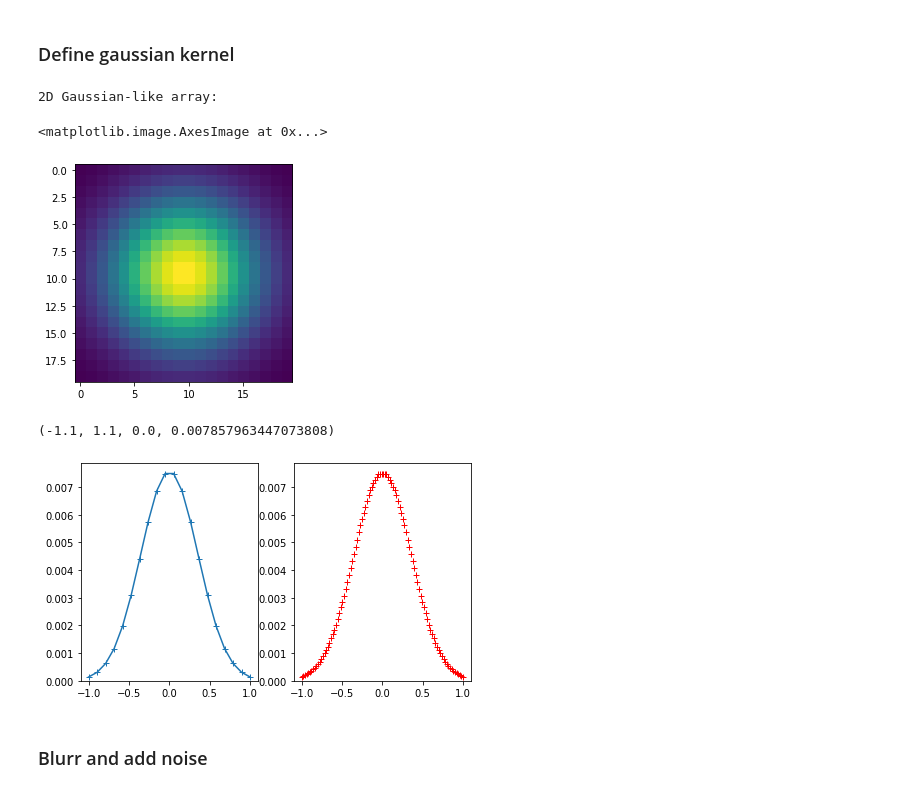
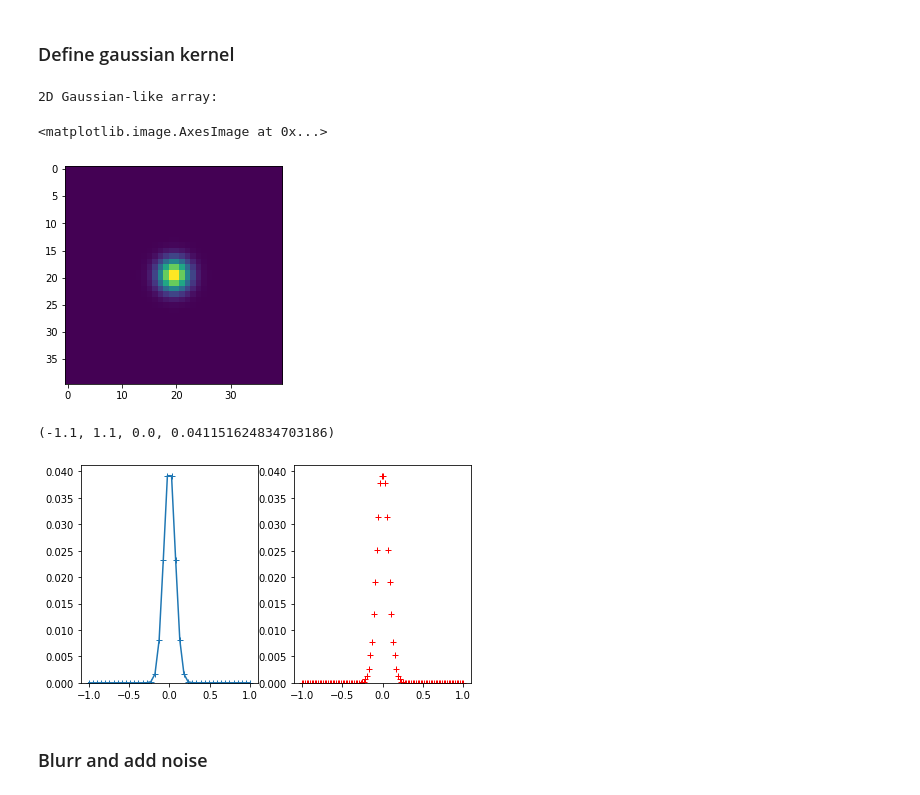
Before and after one commit to ceciledellavalle/BlindDeconvolution, a Jupyter notebook: demo.ipynb, the cells around one changed output. Saved outputs shown, nothing was run; the diff lists cells and outputs as text; code cells hidden in the pictures.

```diff
--- a/demo.ipynb
+++ b/demo.ipynb
@@ -29,18 +29,18 @@ Taille de l'image :
 # %% [markdown]
 ### Define gaussian kernel
 # %%
-M         = 10
+M         = 20
 Nx, Ny    = np.meshgrid(np.linspace(-1,1,2*M), np.linspace(-1,1,2*M))
 d         = np.sqrt(Nx*Nx+Ny*Ny)
-sigma, mu = 0.5, 0.0
+sigma, mu = 0.1, 0.0
 K         = np.exp(-( (d-mu)**2 / ( 2.0 * sigma**2 ) ) )
 K         = K/K.sum()
 print("2D Gaussian-like array:")
 plt.imshow(K)
 # %% [output]
 2D Gaussian-like array:
 <matplotlib.image.AxesImage at 0x...>
-[figure, old version]
+[figure, new version]
 # %%
 # Interpolate the Kernel diagonal
 f        = interpolate.interp1d(np.diag(Nx), np.diag(K))
@@ -53,8 +53,8 @@ ax1.axis(ymin=0)
 ax2.plot(Nxnew, K_interp, 'r+')
 ax2.axis(ymin=0)
 # %% [output]
-(-1.1, 1.1, 0.0, 0.007857963447073808)
+(-1.1, 1.1, 0.0, 0.041151624834703186)
-[figure, old version]
+[figure, new version]
 # %% [markdown]
 ### Blurr and add noise
 # %%
```
Also changed, not shown: parts of 5 cells of this notebook.
